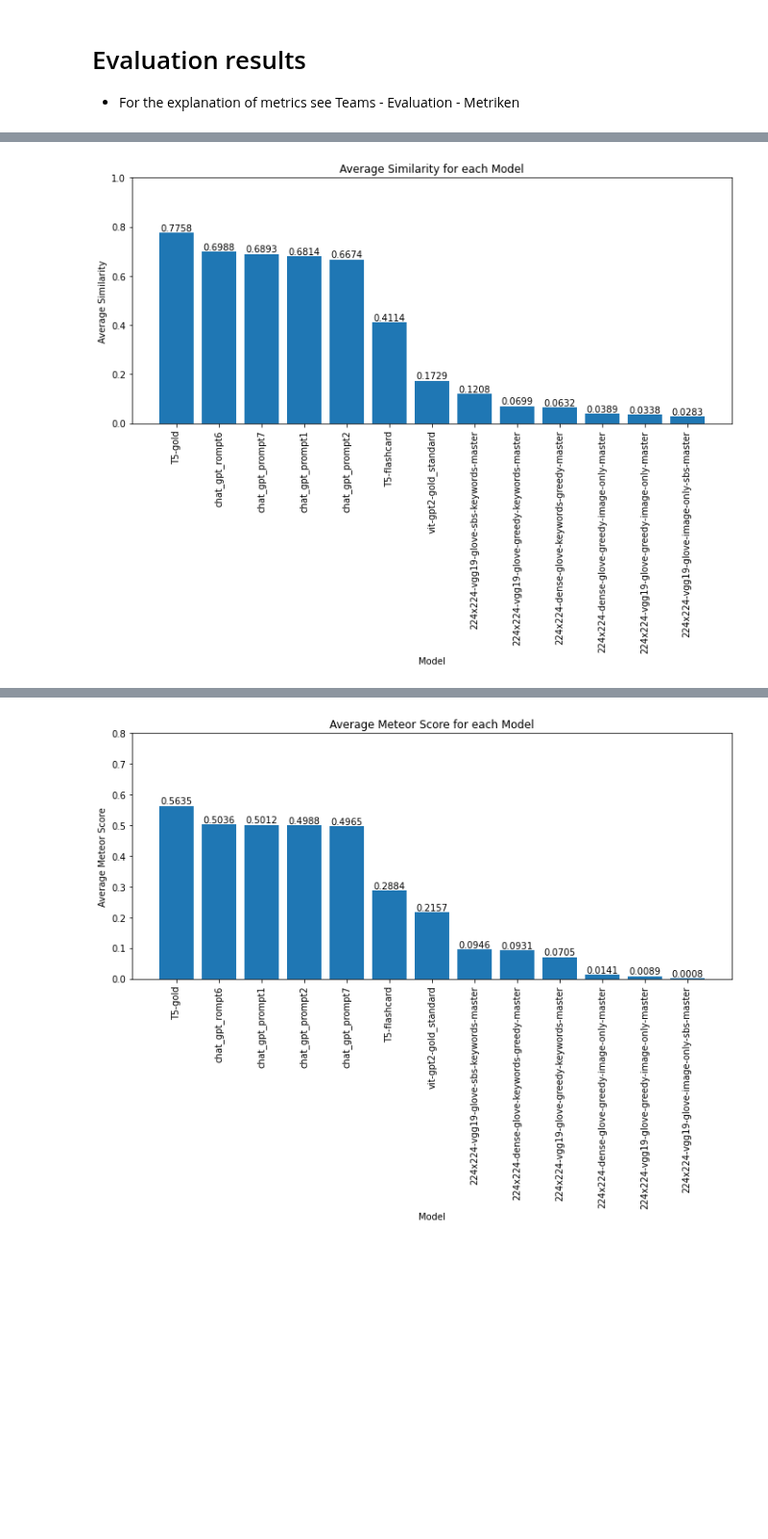
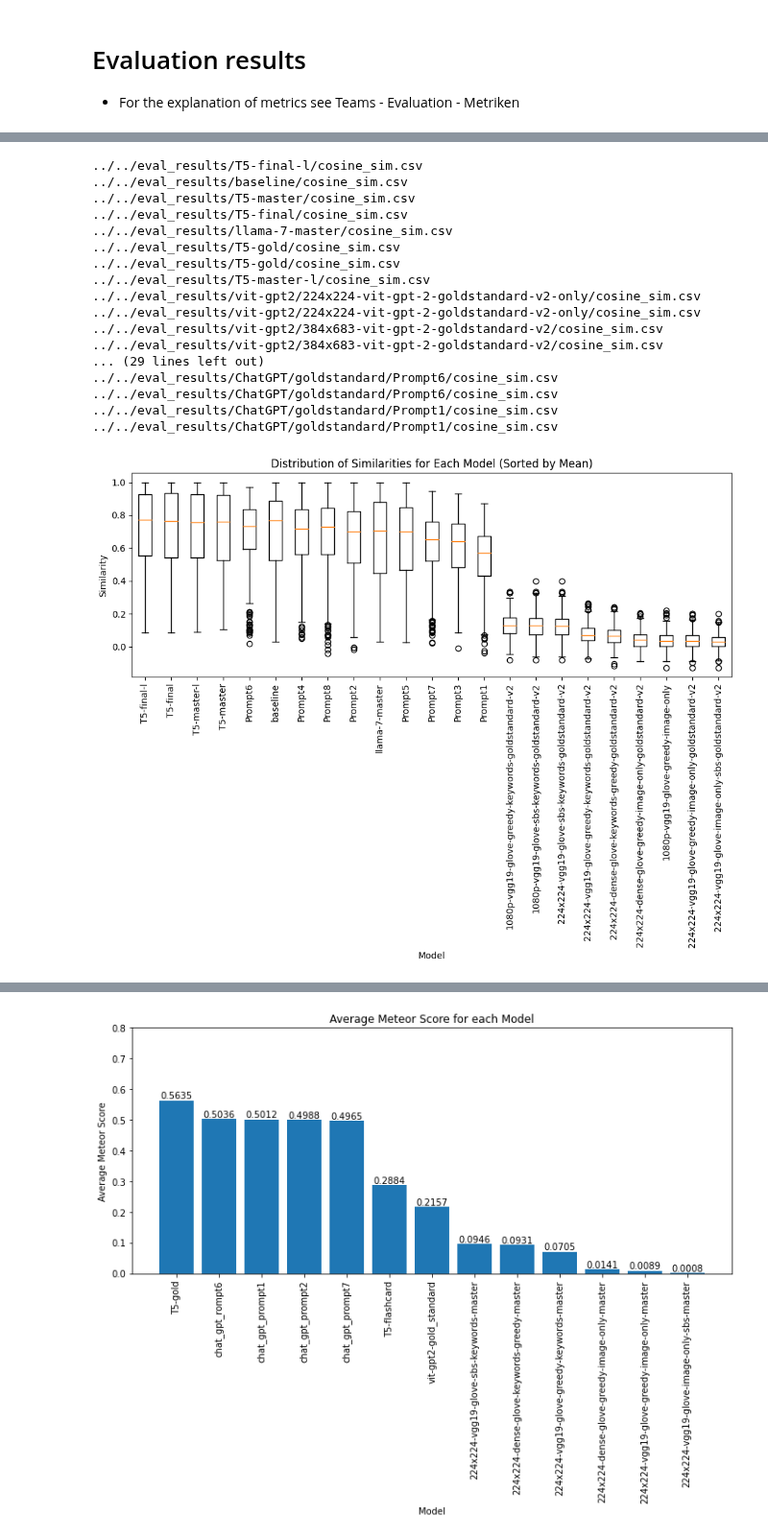
Before and after one commit to Ankinator/ankinator-flashcard-models, a Jupyter notebook: notebooks/evaluation/evaluation_plots.ipynb, the cells around one changed output, grey strips where cells are left out. Shown at 96% size. Drawn from its saved outputs; the diff is of its cells as text; code cells hidden in the pictures; blank space fills up the shorter version.

Commit message:
Update result plots

```diff
--- a/notebooks/evaluation/evaluation_plots.ipynb
+++ b/notebooks/evaluation/evaluation_plots.ipynb
@@ -8,4 +8,6 @@ import pandas as pd
 import matplotlib.pyplot as plt
 import numpy as np
 
-folder_path = "../../eval_results"
+folder_path = "../../eval_results/"
+overall_result_model_paths = ["ChatGPT/master-labeling/prompt4", "ChatGPT/master-labeling/prompt6", "T5-final", "llama-7-master", "vit-gpt2/224x224-vit-gpt-2-goldstandard-v2-only", "baseline"]
+overall_result_model_names = ["ChatGPT prompt 4", "ChatGPT prompt 6", "T5", "LLaMa", "VitGPT2", "Baseline"]
@@ -12,37 +275,58 @@ folder_path = "../../eval_results"
 # %%
+# Initialize a list to store the similarity data for each model
+similarity_data = []
 model_names = []
-average_similarities = []
-
 # Iterate through the subfolders in the main folder
 for root, dirs, files in os.walk(folder_path):
     for dir_name in dirs:
         subfolder_path = os.path.join(root, dir_name)
         csv_path = os.path.join(subfolder_path, "cosine_sim.csv")
 
+        # Check if the cosine_sim.csv file exists in the subfolder
         if os.path.exists(csv_path):
             df = pd.read_csv(csv_path)
-            average_similarity = df['similiarities'].mean()
-            model_names.append(dir_name)
-            average_similarities.append(average_similarity)
 
-sort_indices = np.argsort(average_similarities)[::-1]
+            print(csv_path)
+            try:
+             similarity_data.append(df['max_similarity'])
+             model_names.append(dir_name)
+            except:
+                print(csv_path)
+
+mean_similarities = [np.mean(data) for data in similarity_data]
+
+# Sort the data and mean similarities in descending order
+sort_indices = np.argsort(mean_similarities)[::-1]
+sorted_similarity_data = [similarity_data[i] for i in sort_indices]
 sorted_model_names = [model_names[i] for i in sort_indices]
-sorted_average_similarities = [average_similarities[i] for i in sort_indices]
+sorted_mean_similarities = [mean_similarities[i] for i in sort_indices]
 
-# Plotting the bar chart
+# Plotting the boxplot
 plt.figure(figsize=(10,8))
-plt.bar(sorted_model_names, sorted_average_similarities)
+plt.boxplot(sorted_similarity_data, labels=sorted_model_names)
 plt.xlabel("Model")
-plt.ylabel("Average Similarity")
-plt.title("Average Similarity for each Model")
+plt.ylabel("Similarity")
+plt.title("Distribution of Similarities for Each Model (Sorted by Mean)")
 plt.xticks(rotation=90)
-# Add numerical values to each bar
-for i, v in enumerate(sorted_average_similarities):
-    plt.text(i, v, str(round(v, 4)), ha="center", va="bottom")
-
-plt.ylim(0, 1)
 plt.tight_layout()
-plt.savefig("plots/cosine_sim_barplot.png", dpi=150)
+plt.savefig("plots/cosine_sim_boxplot.png", dpi=150)
 plt.show()
 # %% [output]
+../../eval_results/T5-final-l/cosine_sim.csv
+../../eval_results/baseline/cosine_sim.csv
+../../eval_results/T5-master/cosine_sim.csv
+../../eval_results/T5-final/cosine_sim.csv
+../../eval_results/llama-7-master/cosine_sim.csv
+../../eval_results/T5-gold/cosine_sim.csv
+../../eval_results/T5-gold/cosine_sim.csv
+../../eval_results/T5-master-l/cosine_sim.csv
+../../eval_results/vit-gpt2/224x224-vit-gpt-2-goldstandard-v2-only/cosine_sim.csv
+../../eval_results/vit-gpt2/224x224-vit-gpt-2-goldstandard-v2-only/cosine_sim.csv
+../../eval_results/vit-gpt2/384x683-vit-gpt-2-goldstandard-v2/cosine_sim.csv
+../../eval_results/vit-gpt2/384x683-vit-gpt-2-goldstandard-v2/cosine_sim.csv
+... (29 lines left out)
+../../eval_results/ChatGPT/goldstandard/Prompt6/cosine_sim.csv
+../../eval_results/ChatGPT/goldstandard/Prompt6/cosine_sim.csv
+../../eval_results/ChatGPT/goldstandard/Prompt1/cosine_sim.csv
+../../eval_results/ChatGPT/goldstandard/Prompt1/cosine_sim.csv
-[figure, old version]
+[figure, new version]
```
Also changed, not shown: parts of 8 cells of this notebook, 7 other files.
